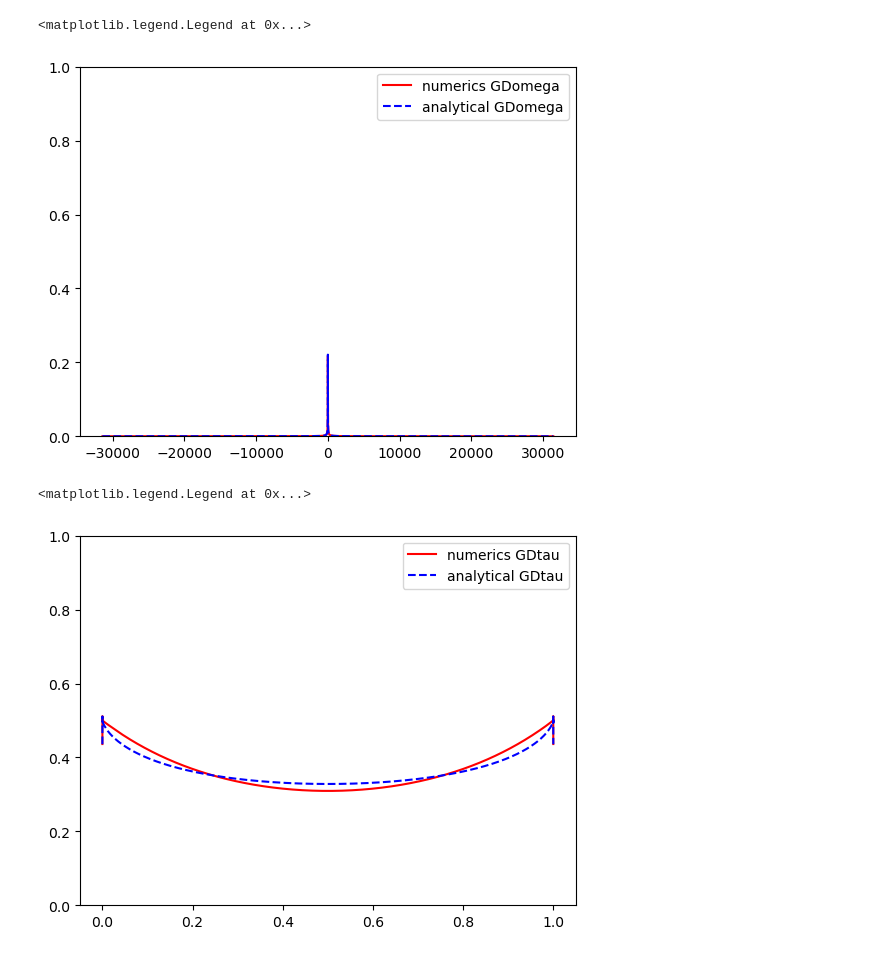
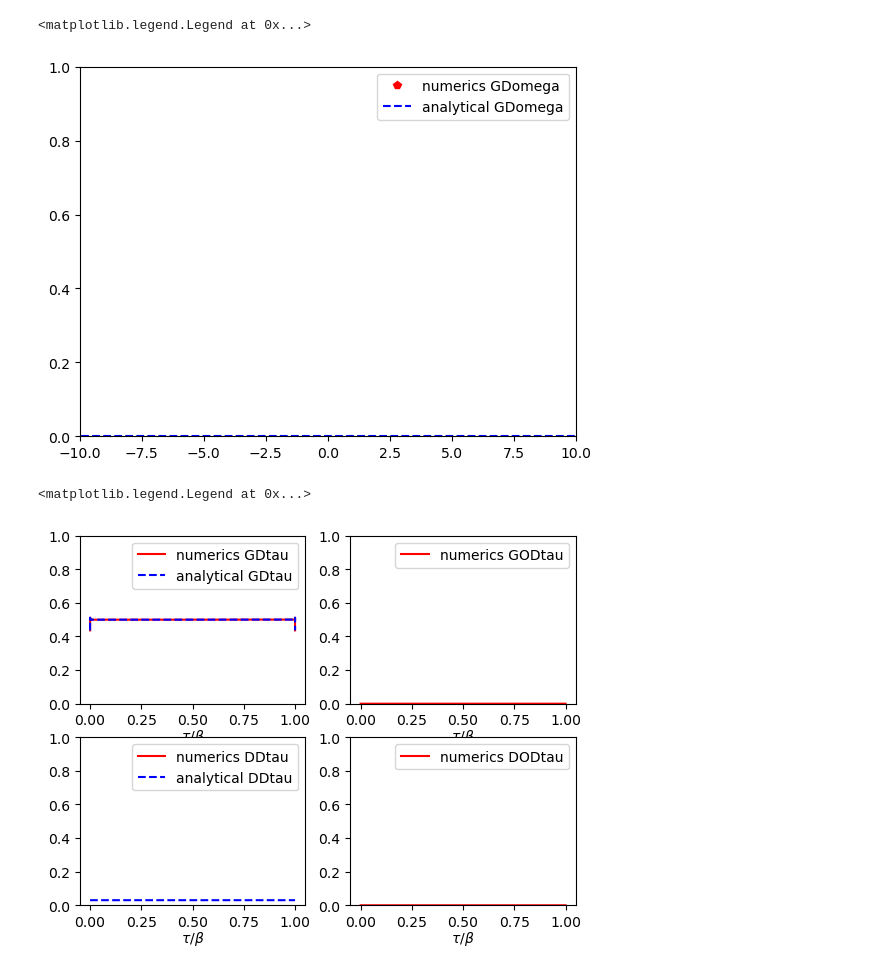
Before and after one commit to aravindhshankar/TwoSidedYSYK, a Jupyter notebook: Metal_Imag_time.ipynb, the cells around one changed output. Saved outputs shown, nothing was run; the diff lists cells and outputs as text; code cells hidden in the pictures.

```diff
--- a/Metal_Imag_time.ipynb
+++ b/Metal_Imag_time.ipynb
@@ -25,10 +24,10 @@ omega = (2 * np.arange(Nbig) - Nbig + 1) * np.pi/beta
 nu = (2 * np.arange(Nbig) - Nbig ) * np.pi/beta
 tau = (np.arange(Nbig) + 1./2) * beta/Nbig
 # %%
-GDtau = np.ones(Nbig)
-GODtau = np.ones(Nbig)
-DDtau = np.ones(Nbig)
-DODtau = np.ones(Nbig)
+GDtau = 0.5*np.ones(Nbig)
+GODtau = 0.5*np.ones(Nbig)
+DDtau = 0.5*np.ones(Nbig)
+DODtau = 0.5*np.ones(Nbig)
 
 itern = 0
 diff = 1
@@ -58,8 +57,8 @@ while(diff>err):
     PiDomega =  Time2FreqB(PiDtau,Nbig,beta)
     PiODomega = Time2FreqB(PiODtau,Nbig,beta)
 
-    detGmat = (1j*omega - mu - SigmaDomega)**2 + (np.abs(lamb)+SigmaODomega)**2
-    detDmat = (nu**2 + r - PiDomega)**2 + (J + PiODomega)**2
+    detGmat = (1j*omega - mu - SigmaDomega)**2 - (np.abs(lamb)+SigmaODomega)**2
+    detDmat = (nu**2 + r - PiDomega)**2 - (J + PiODomega)**2
 
     GDomega = x*((1j*omega - mu - SigmaDomega)/detGmat) + (1-x)*oldGDomega
     GODomega = x*((np.abs(lamb) + SigmaODomega)/detGmat) + (1-x)*oldGODomega
@@ -71,7 +70,7 @@ while(diff>err):
     DDtau = Freq2TimeB(DDomega,Nbig,beta)
     DODtau = Freq2TimeB(DODomega,Nbig,beta)
 
-    diff = (1/Nbig) * np. sqrt(np.sum((np.abs(GDtau-oldGDtau))**2 + (np.abs(GODtau-oldGODtau))**2 +
+    diff = (1.0/Nbig) * np. sqrt(np.sum((np.abs(GDtau-oldGDtau))**2 + (np.abs(GODtau-oldGODtau))**2 +
                                       (np.abs(DDtau-oldDDtau))**2 + (np.abs(DODtau-oldDODtau))**2))
 
     if diff>diffold:
@@ -79,5 +78,5 @@ while(diff>err):
 
 
 
-print("iter = ",itern," , diff = ", diff)
+print("itern = ",itern," , diff = ", diff)
 # %% [output]
@@ -104,18 +84,40 @@ plt.ylim(0,0.2)
 # %%
 GDconfomega = GconfImag(omega,g,beta)
-plt.plot(omega, np.abs(GDomega), 'r', label = 'numerics GDomega')
+plt.plot(omega, np.abs(GDomega), 'rp', label = 'numerics GDomega')
 plt.plot(omega, np.abs(GDconfomega), 'b--', label = 'analytical GDomega' )
 plt.ylim(0,1)
+plt.xlim(-10,10)
 plt.legend()
 # %% [output]
 <matplotlib.legend.Legend at 0x...>
-[figure, old version]
+[figure, new version]
 # %%
 GDconftau = Freq2TimeF(GconfImag(omega,g,beta),Nbig,beta)
-plt.plot(tau, np.abs(GDtau), 'r', label = 'numerics GDtau')
-plt.plot(tau, np.abs(GDconftau), 'b--', label = 'analytical GDtau' )
-plt.ylim(0,1)
-plt.legend()
+DDconftau = Freq2TimeB(DconfImag(nu,g,beta),Nbig,beta)
+
+fig, ax = plt.subplots(2,2)
+
+ax[0,0].plot(tau/beta, np.abs(GDtau), 'r', label = 'numerics GDtau')
+ax[0,0].plot(tau/beta, np.abs(GDconftau), 'b--', label = 'analytical GDtau' )
+ax[0,0].set_ylim(0,1)
+ax[0,0].set_xlabel(r'$\tau/\beta$',labelpad = 0)
+ax[0,0].legend()
+
+ax[0,1].plot(tau/beta, np.abs(GODtau), 'r', label = 'numerics GODtau')
+ax[0,1].set_ylim(0,1)
+ax[0,1].set_xlabel(r'$\tau/\beta$',labelpad = 0)
+ax[0,1].legend()
+
+ax[1,0].plot(tau/beta, np.abs(DDtau), 'r', label = 'numerics DDtau')
+ax[1,0].plot(tau/beta, np.abs(DDconftau), 'b--', label = 'analytical DDtau' )
+ax[1,0].set_ylim(0,1)
+ax[1,0].set_xlabel(r'$\tau/\beta$',labelpad = 0)
+ax[1,0].legend()
+
+ax[1,1].plot(tau/beta, np.abs(DODtau), 'r', label = 'numerics DODtau')
+ax[1,1].set_ylim(0,1)
+ax[1,1].set_xlabel(r'$\tau/\beta$',labelpad = 0)
+ax[1,1].legend()
 # %% [output]
 <matplotlib.legend.Legend at 0x...>
-[figure, old version]
+[figure, new version]
```
Also changed, not shown: parts of 8 cells of this notebook, 1 other file.
